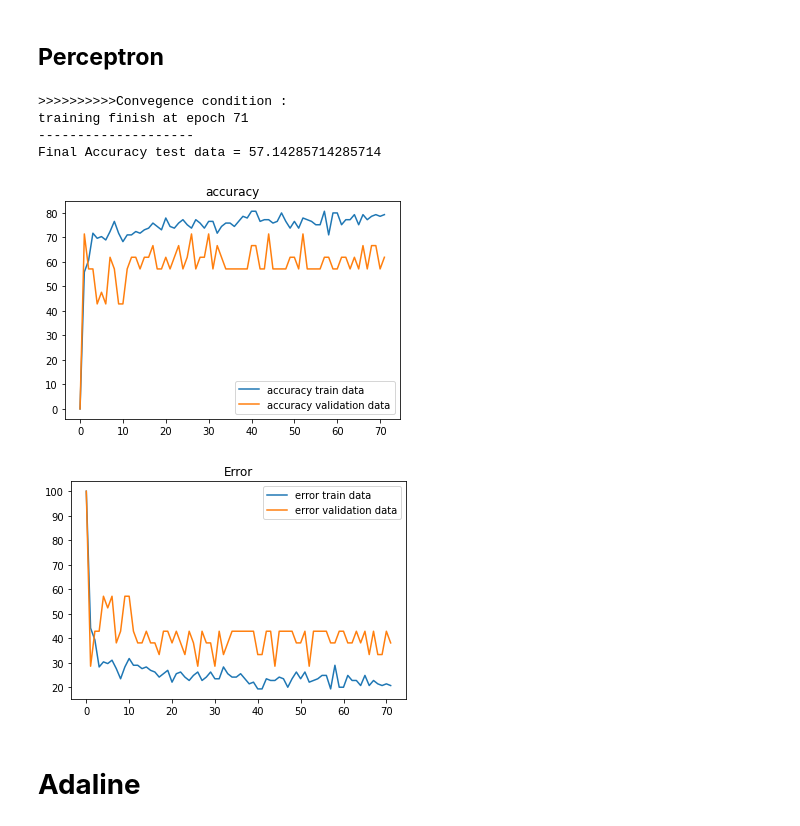
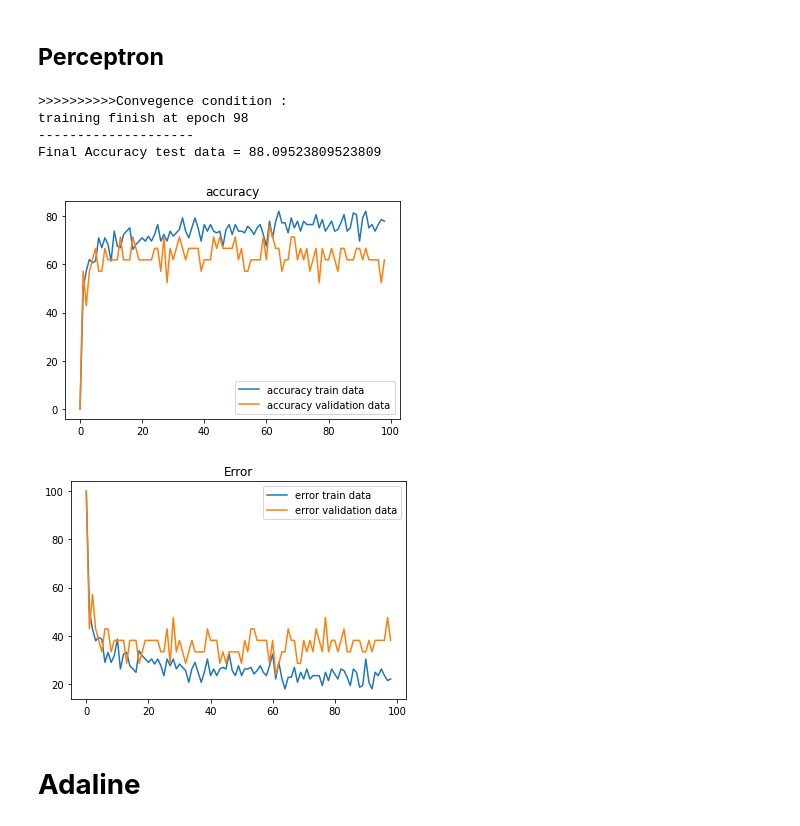
Before and after one commit to ZahraDehghanian97/Perceptron_Vs._Adaline, a Jupyter notebook: 98131059_HW01/98131059_HW01.ipynb, the cells around one changed output. Cells and saved outputs as stored; diff of their text form; code cells hidden in the pictures.

```diff
--- a/98131059_HW01/98131059_HW01.ipynb
+++ b/98131059_HW01/98131059_HW01.ipynb
@@ -233,37 +233,39 @@ def perceptron(train,validate, test, l_rate, max_epoch):
     weights , accuracy_train,accuracy_validate = train_weights_perceptron(train,validate, l_rate, max_epoch)
     predictions = predict_perceptron(test, weights)
     return predictions , accuracy_train,accuracy_validate
 
 
 l_rate = 0.01
 max_epoch = 300
+np.random.shuffle(dataset)
+train, validate, test = np.split(dataset, [int(.7*len(dataset)), int(.8*len(dataset))])
 predicted_perceptron, accuracy_train,accuracy_validate = perceptron(train,validate, test ,l_rate,max_epoch)
 actual = test[:,-1]
 accuracy = accuracy_metric(actual, predicted_perceptron)
 print("--------------------")
 print('Final Accuracy test data = ' + str(accuracy) )
 temp = [i for i in range(len(accuracy_train))]
 error_train = list()
 error_validate = list()
 for i in accuracy_train:error_train.append(100-i)
 for i in accuracy_validate:error_validate.append(100-i)
 plt.plot(temp,accuracy_train,label="accuracy train data")
 plt.plot(temp,accuracy_validate,label="accuracy validation data")
 plt.legend()
 plt.title("accuracy")
 plt.show()
 plt.plot(temp,error_train,label="error train data")
 plt.plot(temp,error_validate,label="error validation data")
 plt.legend()
 plt.title("Error")
 plt.show()
 # %% [output]
 >>>>>>>>>>Convegence condition :
-training finish at epoch 71
+training finish at epoch 98
 --------------------
-Final Accuracy test data = 57.14285714285714
+Final Accuracy test data = 88.09523809523809
-[figure, old version]
+[figure, new version]
-[figure, old version]
+[figure, new version]
 # %% [markdown]
 # **Adaline**
 # %%
```
Also changed, not shown: parts of 2 cells of this notebook.
